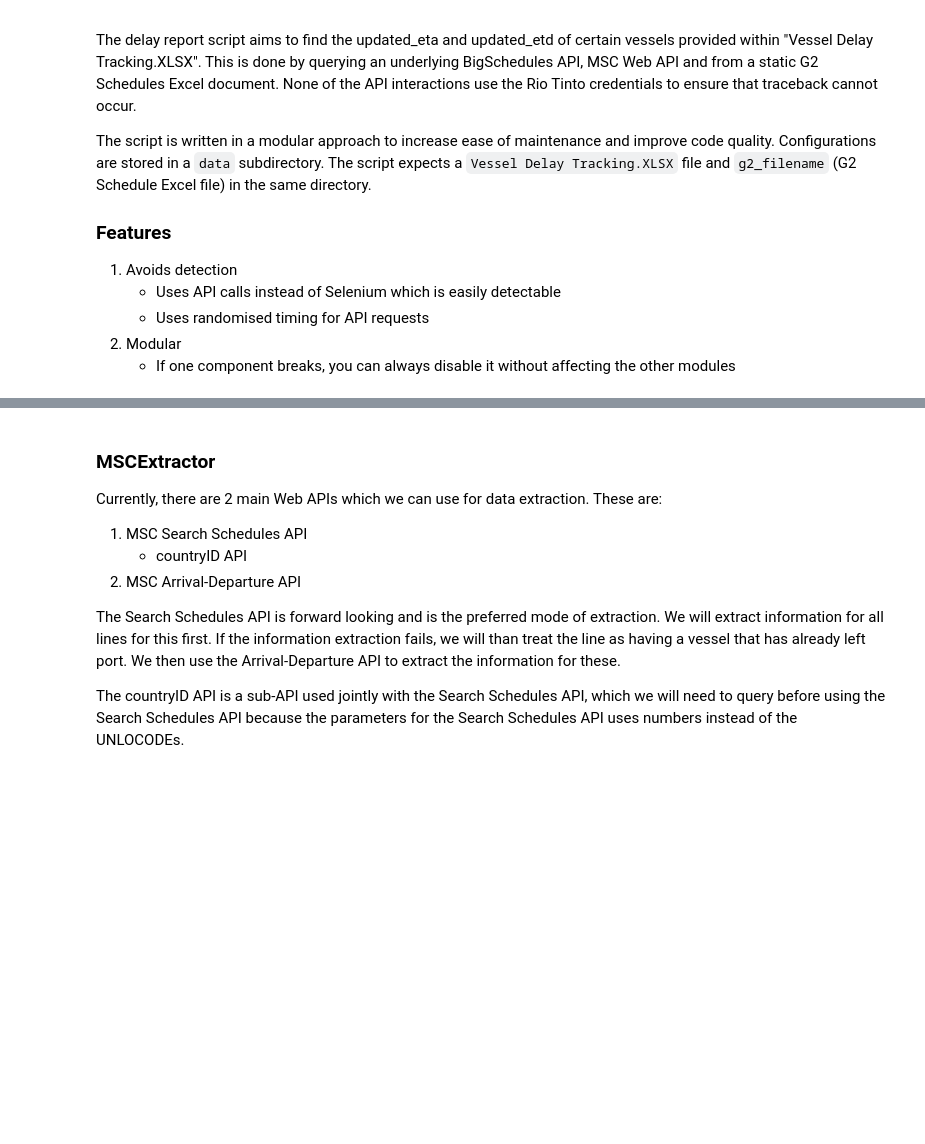
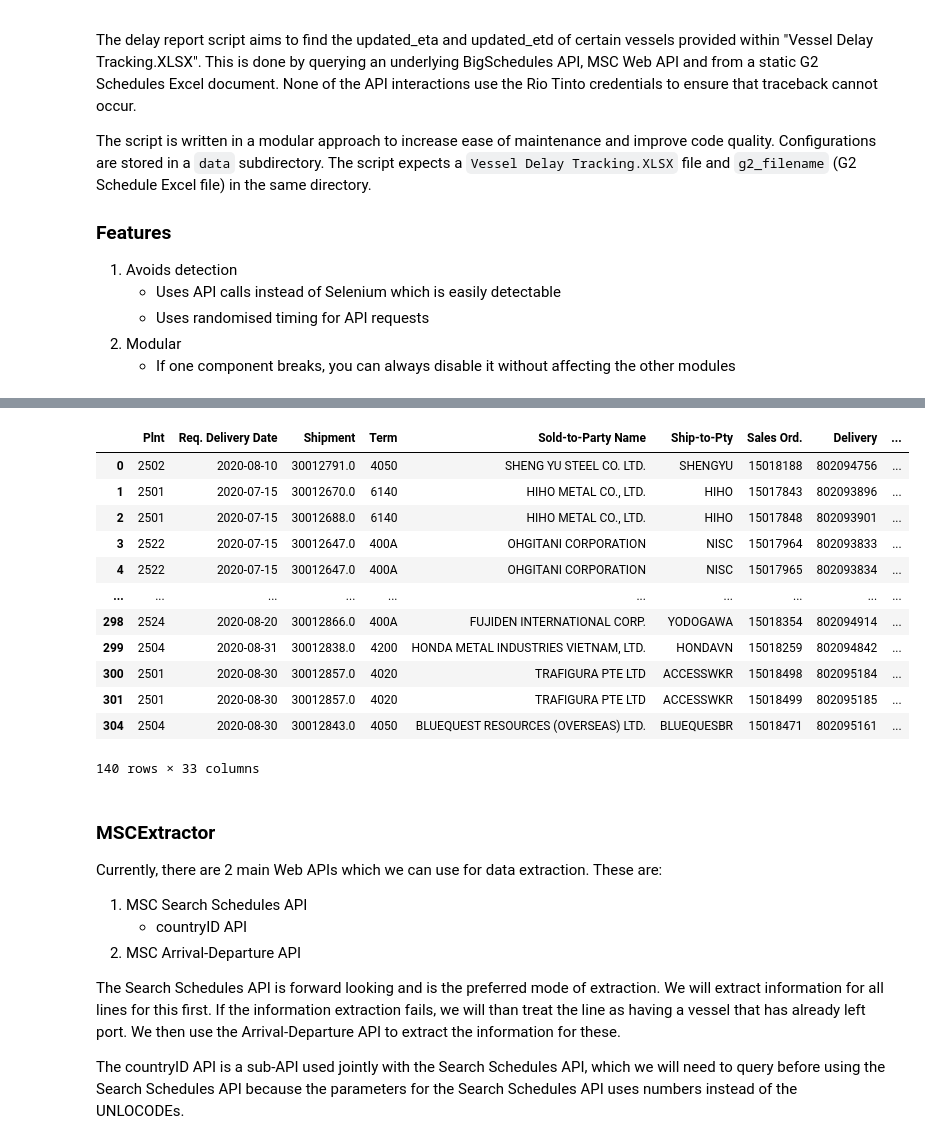
Before and after one commit to glowsplint/delayed-vessel-reporter, a Jupyter notebook: Delay Report - Rewrite.ipynb, the cells around one changed output, grey strips where cells are left out. Cells and saved outputs as stored; diff of their text form; code cells hidden in the pictures; blank space fills up the shorter version.

```diff
--- a/Delay Report - Rewrite.ipynb
+++ b/Delay Report - Rewrite.ipynb
@@ -75,14 +84,10 @@ bigschedules_sheet = (
                             errors='coerce',
                             format='%d.%m.%Y').max().date().strftime('%d.%m.%Y'),
                             parse_dates=True)
-                            .query(f"`Fwd Agent` in {[k for k,v in carrier_mapping.items() if v != '']}")
+                            .query(f"`Fwd Agent` in {[k for k,v in carrier_mapping.items()]}")
                             .replace({'Fwd Agent': carrier_mapping})
 )
 # %%
 # Get port name
-bigschedules_sheet = bigschedules_sheet.assign(
-    pol_name=lambda x: x['Port of Loading'].apply(
-        lambda y: port_mapping.get(y)['name']),
-    pod_name=lambda x: x['Port of discharge'].apply(
-        lambda y: port_mapping.get(y)['name']),
-)
+bigschedules_sheet = bigschedules_sheet.assign(pol_name=lambda x: x['Port of Loading'].apply(lambda y: port_mapping.get(y)['name']),
+                                               pod_name=lambda x: x['Port of discharge'].apply(lambda y: port_mapping.get(y)['name']))
@@ -97,0 +94,16 @@ Outputs an updated dataframe of vessels & their carriers with 2 additional colum
+# %%
+bigschedules_sheet
+# %% [output]
+|  | Plnt | Req. Delivery Date | Shipment | Term | Sold-to-Party Name | Ship-to-Pty | Sales Ord. | Delivery | ... |
+| 0 | 2502 | 2020-08-10 | 30012791.0 | 4050 | SHENG YU STEEL CO. LTD. | SHENGYU | 15018188 | 802094756 | ... |
+| 1 | 2501 | 2020-07-15 | 30012670.0 | 6140 | HIHO METAL CO., LTD. | HIHO | 15017843 | 802093896 | ... |
+| 2 | 2501 | 2020-07-15 | 30012688.0 | 6140 | HIHO METAL CO., LTD. | HIHO | 15017848 | 802093901 | ... |
+| 3 | 2522 | 2020-07-15 | 30012647.0 | 400A | OHGITANI CORPORATION | NISC | 15017964 | 802093833 | ... |
+| 4 | 2522 | 2020-07-15 | 30012647.0 | 400A | OHGITANI CORPORATION | NISC | 15017965 | 802093834 | ... |
+| ... | ... | ... | ... | ... | ... | ... | ... | ... | ... |
+| 298 | 2524 | 2020-08-20 | 30012866.0 | 400A | FUJIDEN INTERNATIONAL CORP. | YODOGAWA | 15018354 | 802094914 | ... |
+| 299 | 2504 | 2020-08-31 | 30012838.0 | 4200 | HONDA METAL INDUSTRIES VIETNAM, LTD. | HONDAVN | 15018259 | 802094842 | ... |
+| 300 | 2501 | 2020-08-30 | 30012857.0 | 4020 | TRAFIGURA PTE LTD | ACCESSWKR | 15018498 | 802095184 | ... |
+| 301 | 2501 | 2020-08-30 | 30012857.0 | 4020 | TRAFIGURA PTE LTD | ACCESSWKR | 15018499 | 802095185 | ... |
+| 304 | 2504 | 2020-08-30 | 30012843.0 | 4050 | BLUEQUEST RESOURCES (OVERSEAS) LTD. | BLUEQUESBR | 15018471 | 802095161 | ... |
+140 rows × 33 columns
```
Also changed, not shown: parts of 6 cells of this notebook, 1 other file.
